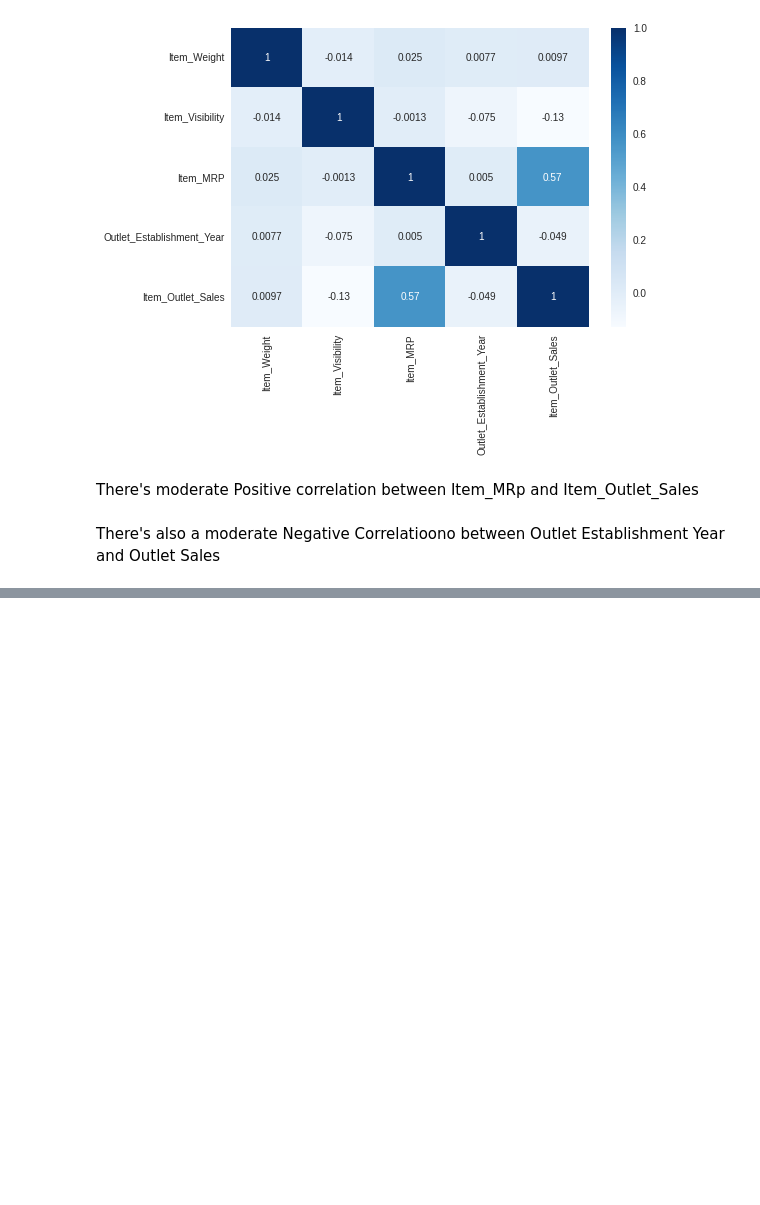
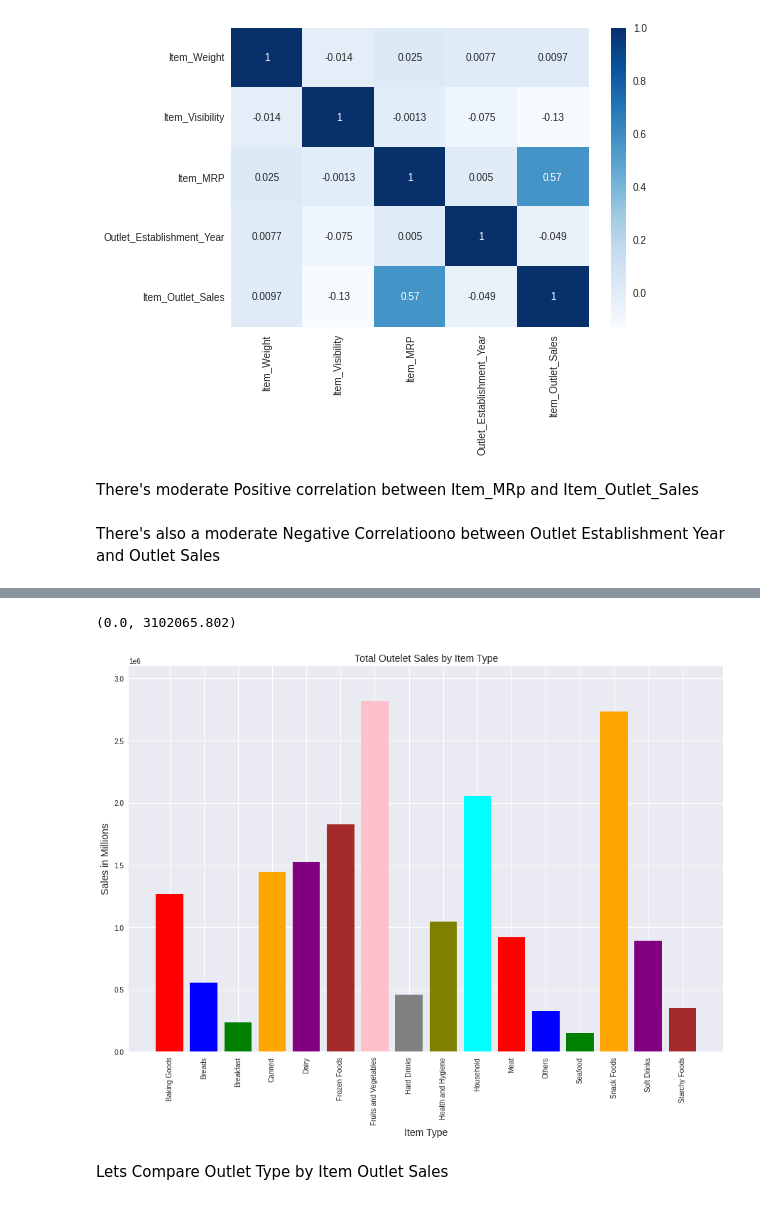
Before and after one commit to gatimo256/sales-predictions, a Jupyter notebook: Sales_Predictions.ipynb, the cells around one changed output, grey strips where cells are left out. Saved outputs shown, nothing was run; the diff lists cells and outputs as text; code cells hidden in the pictures; blank space fills up the shorter version.

```diff
--- a/Sales_Predictions.ipynb
+++ b/Sales_Predictions.ipynb
@@ -503,0 +576,29 @@ There's also a moderate Negative Correlatioono between Outlet Establishment Year
+# %%
+#Add Colors to the bar graph
+#colors for the bars
+colors = ['red', 'blue', 'green', 'orange', 'purple', 'brown', 'pink', 'gray', 'olive', 'cyan']
+
+#Create a new figure and axis
+fig, axe = plt.subplots(figsize= (15,10))
+
+#create a bar plot and set color
+axe.bar(item_sales_by_outlet.index,item_sales_by_outlet.values,color=colors)
+
+
+#set axis labels
+axe.set_xlabel('Item Type',fontsize =14)
+axe.set_ylabel('Sales in Millions', fontsize =14)
+axe.set_title('Total Outelet Sales by Item Type',fontsize =14)
+
+# Rotate the x-axis labels
+axe.set_xticklabels(item_sales_by_outlet.index, rotation=90)
+
+
+
+#set the y-axis limts
+axe.set_ylim(0,item_sales_by_outlet.max()*1.1)
+# %% [output]
+(0.0, 3102065.802)
+[figure, added]
+# %% [markdown]
+Lets Compare Outlet Type by Item Outlet Sales
```
Also changed, not shown: parts of 15 cells of this notebook.
